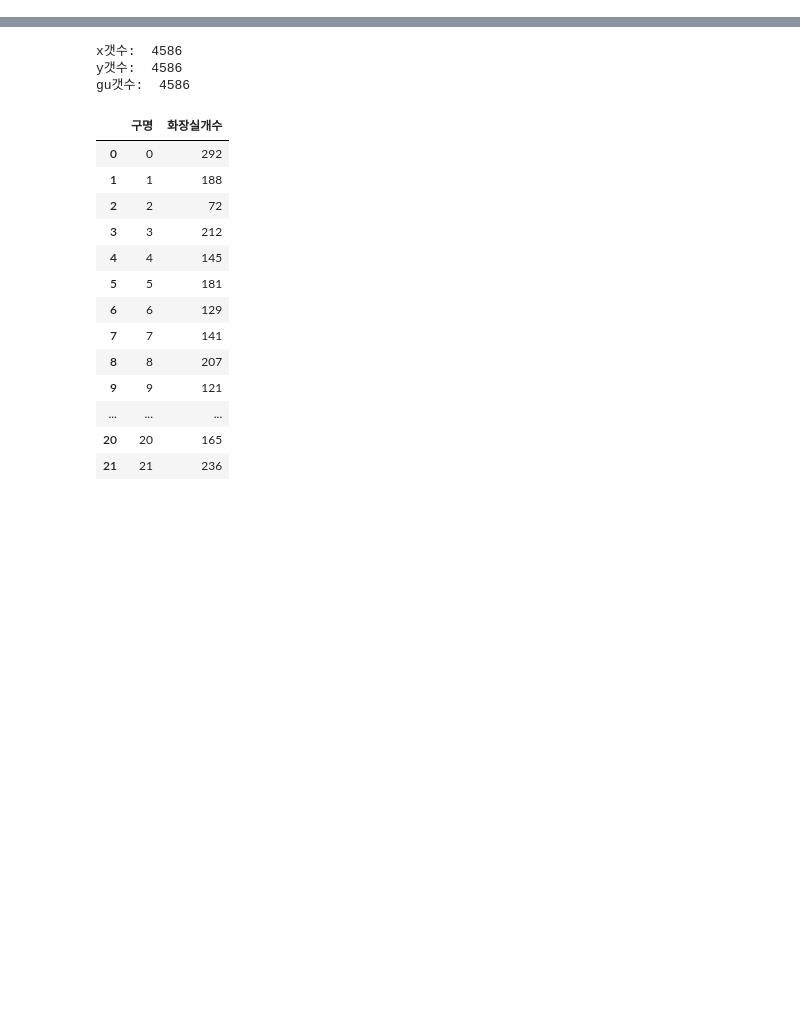
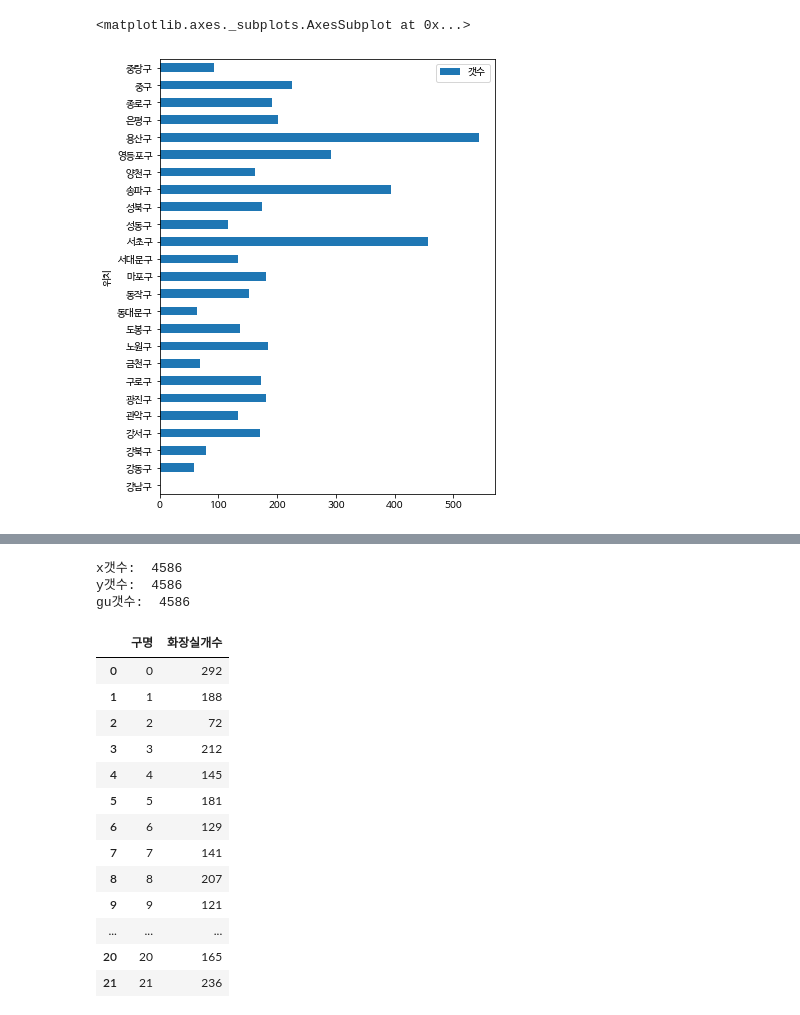
Before and after one commit to cwave-org/MODU, a Jupyter notebook: map_visualization_toilet.ipynb, the cells around one changed output, grey strips where cells are left out. Saved outputs shown, nothing was run; the diff lists cells and outputs as text; code cells hidden in the pictures; blank space fills up the shorter version.

```diff
--- a/map_visualization_toilet.ipynb
+++ b/map_visualization_toilet.ipynb
@@ -63,0 +236,31 @@ print(df.head(5))
+# %%
+gu_latitude = [0,0,0,0,0,
+            0,0,0,0,0,
+            0,0,0,0,0,
+            0,0,0,0,0,
+            0,0,0,0,0]
+gu_longitude = [0,0,0,0,0,
+            0,0,0,0,0,
+            0,0,0,0,0,
+            0,0,0,0,0,
+            0,0,0,0,0]
+gu_loc = [[127.049555555555, 37.514575], [127.125863888888, 37.5273666666666], [127.027719444444, 37.6369555555555], [126.851675, 37.5481555555555], [126.953844444444, 37.4753861111111],
+[127.084533333333, 37.5357388888888], [126.889597222222, 37.49265], [126.904197222222, 37.4491083333333], [127.058388888888, 37.6514611111111], [127.049522222222, 37.6658333333333],
+[127.042141666666, 37.571625], [126.941575, 37.5096555555555], [126.910530555555, 37.5607055555555], [126.938897222222, 37.5763666666666], [127.034811111111, 37.4807861111111],
+[127.039, 37.5606111111111], [127.020333333333, 37.5863833333333], [127.107930555555, 37.5117555555555], [126.868708333333, 37.5142305555555], [126.898341666666, 37.5236111111111],
+[126.967522222222, 37.5360944444444], [126.931241666666, 37.5999694444444], [126.981641666666, 37.5703777777777], [126.999641666666, 37.5610027777777], [127.094777777777, 37.6038055555555]]
+
+for i in range(len(gu_loc)):
+  gu_latitude[i] = gu_loc[i][1]
+  gu_longitude[i] = gu_loc[i][0]
+# %%
+# merge_inner = pd.merge(gu_name, gu_count)
+# print(merge_inner)
+
+df_map = pd.DataFrame(
+    {'위치': gu_name,
+     '갯수': gu_count,
+     '경도': gu_longitude,
+     '위도': gu_latitude}
+)
+df_map
@@ -63,0 +285,6 @@ print(df.head(5))
+# %%
+df_check = df_map.pivot_table(index = '위치', aggfunc = 'mean', values = '갯수') # 조사지점당 평균유동인구수
+df_check.plot(kind='barh', figsize=(6,8))
+# %% [output]
+<matplotlib.axes._subplots.AxesSubplot at 0x...>
+[figure, added]
```
Also changed, not shown: parts of 22 cells of this notebook.
